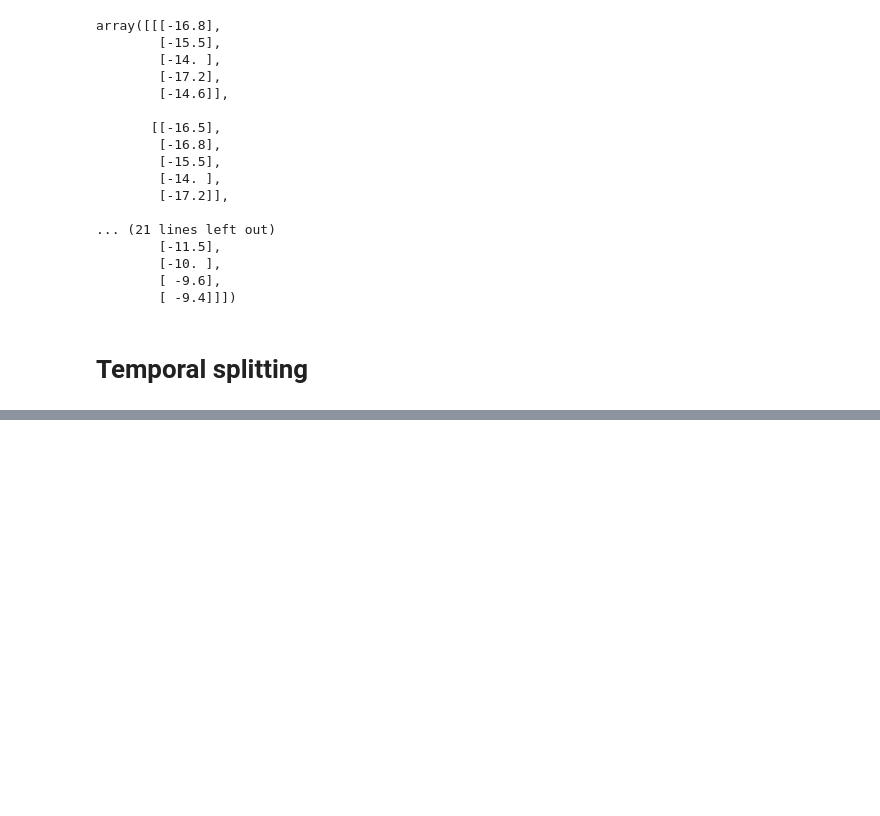
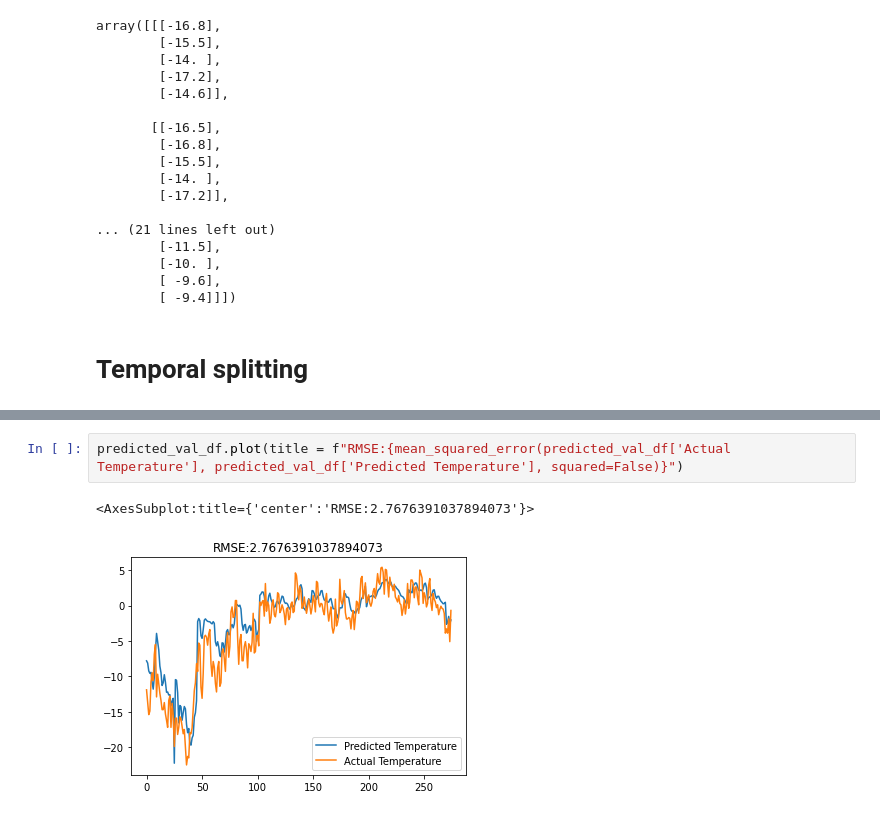
Before and after one commit to arun-kumar-c-s/Multivariate_Time_Series_Forecasting_Using_LSTM, a Jupyter notebook: main.ipynb, the cells around one changed output, grey strips where cells are left out. Drawn from its saved outputs; the diff is of its cells as text; blank space fills up the shorter version.

```diff
--- a/main.ipynb
+++ b/main.ipynb
@@ -228,0 +345,5 @@ X_test, y_test = X[cv_test_split_idx:], y[cv_test_split_idx:]
+# %%
+predicted_val_df.plot(title = f"RMSE:{mean_squared_error(predicted_val_df['Actual Temperature'], predicted_val_df['Predicted Temperature'], squared=False)}")
+# %% [output]
+<AxesSubplot:title={'center':'RMSE:2.7676391037894073'}>
+[figure, added]
```
Also changed, not shown: parts of 15 cells of this notebook, 1 other file.
